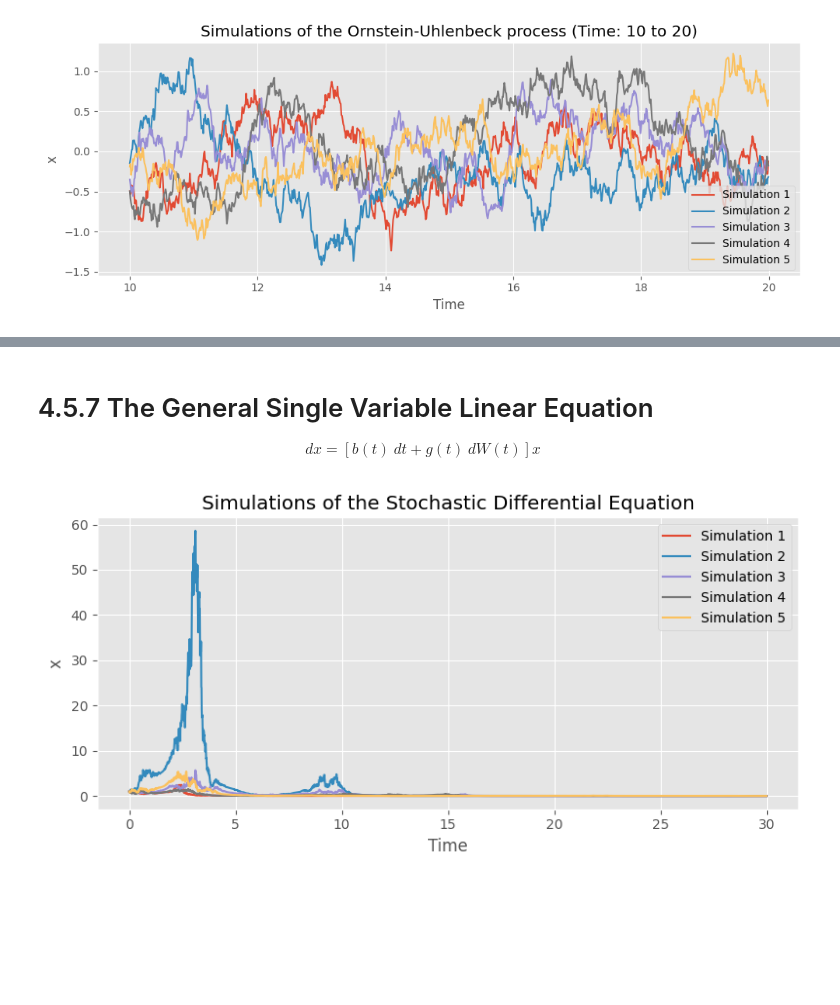
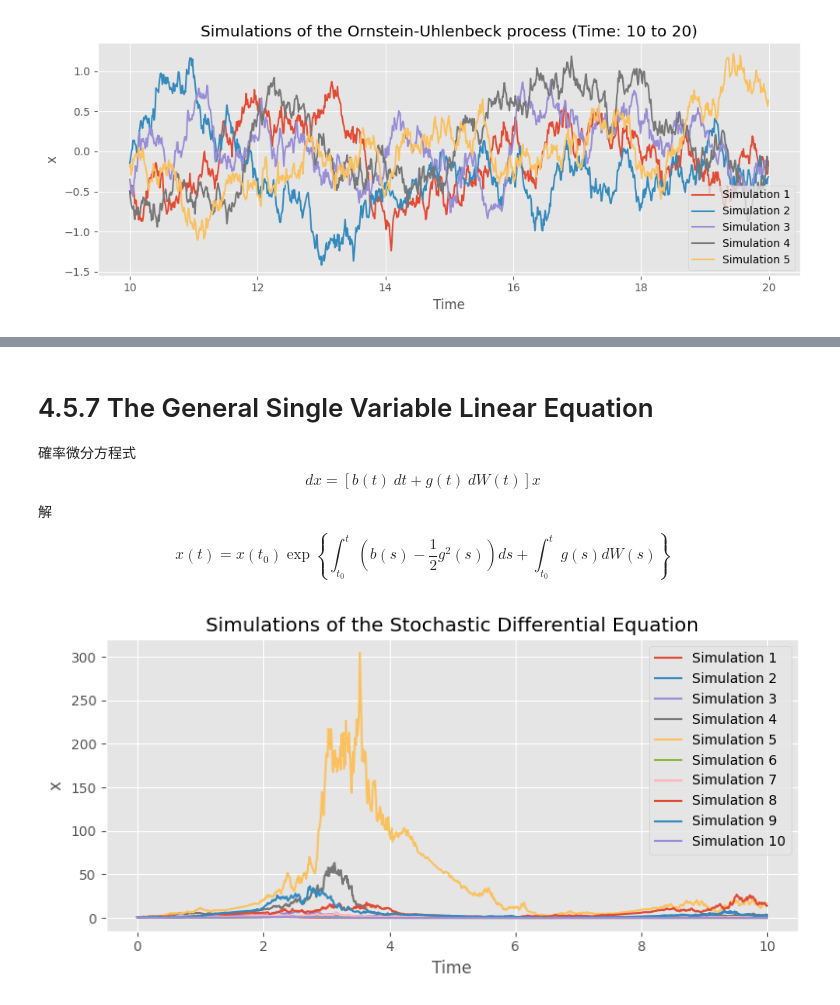
Before and after one commit to LABO-M/MachineLearningPhasesOfMatter, a Jupyter notebook: SGE.ipynb, the cells around one changed output, grey strips where cells are left out. Cells and saved outputs as stored; diff of their text form; code cells hidden in the pictures; blank space fills up the shorter version.

```diff
--- a/SGE.ipynb
+++ b/SGE.ipynb
@@ -407,13 +498,19 @@ plt.show()
 # %% [markdown]
 # 4.5.7 The General Single Variable Linear Equation
+確率微分方程式
 $$
 dx = [b(t)\ dt + g(t)\ dW(t)]x
 $$
+
+解
+$$
+x(t) = x(t_0) \exp{\left\{ \int_{t_0}^t ( b(s) - \frac{1}{2}g^2(s) ) ds + \int_{t_0}^t g(s) dW(s) \right\}}
+$$
 # %%
 np.random.seed(147)
 
 # パラメータの設定
-T = 30.0  # シミュレーション時間
+T = 10.0  # シミュレーション時間
 dt = 0.01  # 時間刻み幅
 N = int(T / dt)  # シミュレーションのステップ数
 
@@ -427,32 +524,32 @@ def b(t):
 
 def g(t):
     return np.cos(t)  # g(t)の定義
 
 # シミュレーションの繰り返し
-num_simulations = 5  # シミュレーション回数
+num_simulations = 10  # シミュレーション回数
 simulations = np.zeros((num_simulations, N))  # シミュレーション結果の配列
 
 for i in range(num_simulations):
     x = np.zeros(N)  # xの値の配列
     x[0] = x0
 
     for j in range(N-1):
         dW = np.random.normal(0, np.sqrt(dt))  # Wiener過程の増分
         x[j+1] = x[j] + (b(t[j]) * dt + g(t[j]) * dW) * x[j]
         t[j+1] = t[j] + dt
 
     simulations[i] = x
 
 # グラフのプロット
 plt.figure(figsize=(8, 4))
 for i in range(num_simulations):
     plt.plot(t, simulations[i], label=f'Simulation {i+1}')
 plt.xlabel('Time')
 plt.ylabel('x')
 plt.title('Simulations of the Stochastic Differential Equation')
 plt.legend()
 plt.grid(True)
 plt.tight_layout()
 plt.show()
 # %% [output]
-[figure, old version]
+[figure, new version]
```
Also changed, not shown: parts of 5 cells of this notebook.
